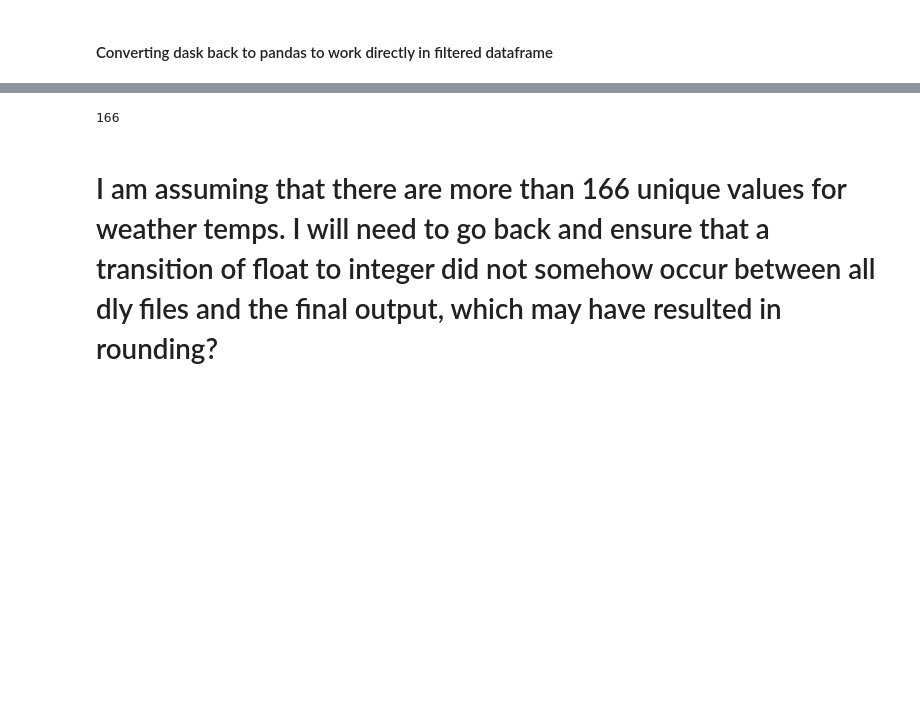
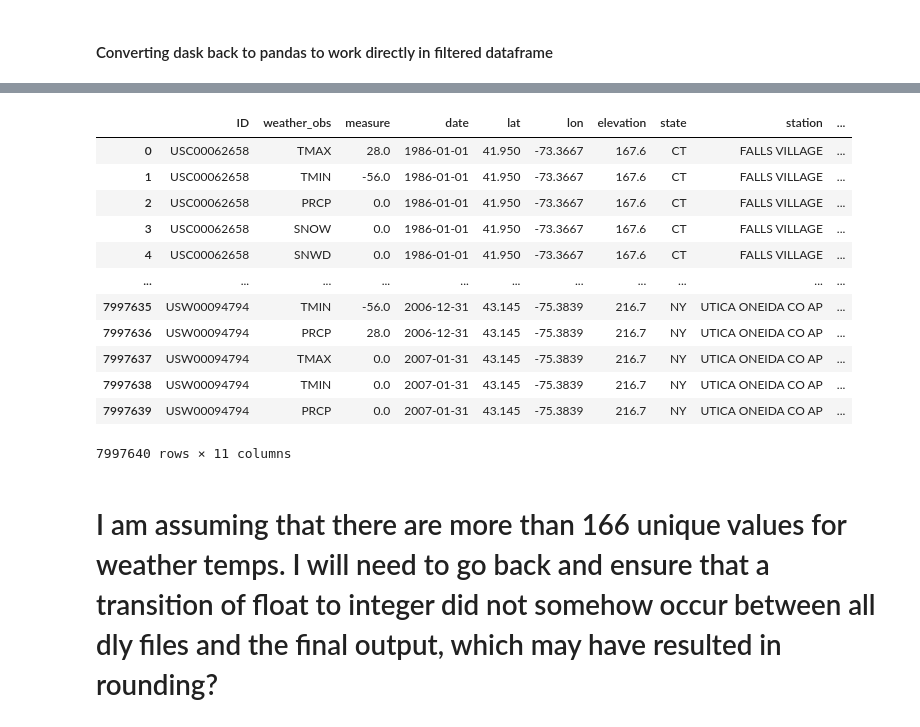
Before and after one commit to RichardBoulet/Futures_Price_Predictor, a Jupyter notebook: Futures_Predict_0.1.ipynb, the cells around one changed output, grey strips where cells are left out. Cells and saved outputs as stored; diff of their text form; code cells hidden in the pictures; blank space fills up the shorter version.

```diff
--- a/Futures_Predict_0.1.ipynb
+++ b/Futures_Predict_0.1.ipynb
@@ -591,0 +580,4 @@ airline_flights.head(
+# %%
+# Import clean weather dataset for review
+
+weather_data = pd.read_csv('/home/rb/Documents/Python Projects/Futures_Price_Predict_0.1/Weather_Data/noaa_ghcn/dlys_NE_1985.csv')
@@ -592 +600,27 @@ airline_flights.head(
+# %%
+# Add missing data column for use in model later for weather observation measure, and replacing missing numerical values with median of measure
+
+weather_data['measure_missing'] = np.where(weather_data['measure']==-9999,1,0)
+
+weather_data['measure'] = weather_data['measure'].replace(-9999.0,weather_data['measure'].median())
+
+# Convert decimal celcius to fahrenheit for people who do not conform to the reaonable measures of the rest of the world to check data
+
+weather_data['measure_f'] = weather_data['measure'] * 9/5 + 32
+# %%
+weather_data
+# %% [output]
+|  | ID | weather_obs | measure | date | lat | lon | elevation | state | station | ... |
+| 0 | USC00062658 | TMAX | 28.0 | 1986-01-01 | 41.950 | -73.3667 | 167.6 | CT | FALLS VILLAGE | ... |
+| 1 | USC00062658 | TMIN | -56.0 | 1986-01-01 | 41.950 | -73.3667 | 167.6 | CT | FALLS VILLAGE | ... |
+| 2 | USC00062658 | PRCP | 0.0 | 1986-01-01 | 41.950 | -73.3667 | 167.6 | CT | FALLS VILLAGE | ... |
+| 3 | USC00062658 | SNOW | 0.0 | 1986-01-01 | 41.950 | -73.3667 | 167.6 | CT | FALLS VILLAGE | ... |
+| 4 | USC00062658 | SNWD | 0.0 | 1986-01-01 | 41.950 | -73.3667 | 167.6 | CT | FALLS VILLAGE | ... |
+| ... | ... | ... | ... | ... | ... | ... | ... | ... | ... | ... |
+| 7997635 | USW00094794 | TMIN | -56.0 | 2006-12-31 | 43.145 | -75.3839 | 216.7 | NY | UTICA ONEIDA CO AP | ... |
+| 7997636 | USW00094794 | PRCP | 28.0 | 2006-12-31 | 43.145 | -75.3839 | 216.7 | NY | UTICA ONEIDA CO AP | ... |
+| 7997637 | USW00094794 | TMAX | 0.0 | 2007-01-31 | 43.145 | -75.3839 | 216.7 | NY | UTICA ONEIDA CO AP | ... |
+| 7997638 | USW00094794 | TMIN | 0.0 | 2007-01-31 | 43.145 | -75.3839 | 216.7 | NY | UTICA ONEIDA CO AP | ... |
+| 7997639 | USW00094794 | PRCP | 0.0 | 2007-01-31 | 43.145 | -75.3839 | 216.7 | NY | UTICA ONEIDA CO AP | ... |
+7997640 rows × 11 columns
 # %%
@@ -601,7 +628,3 @@ profile.to_file(output_file="output.html")
-# %%
-df_weather_melt_stations_subset.Observed_Data.nunique()
-# %% [output]
-166
 # %% [markdown]
 # I am assuming that there are more than 166 unique values for weather temps. I will need to go back and ensure that a transition of float to integer did not somehow occur between all dly files and the final output, which may have resulted in rounding?
 # %% [markdown]
```
Also changed, not shown: parts of 16 cells of this notebook, 1 other file.
